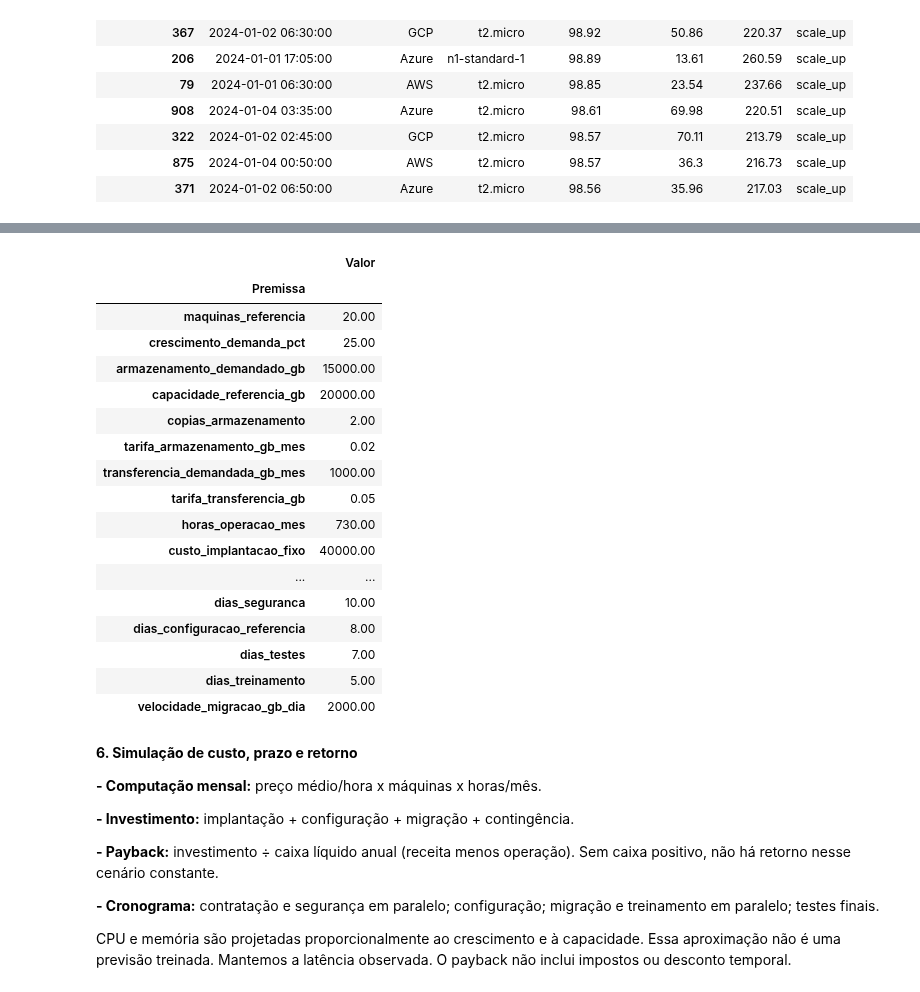
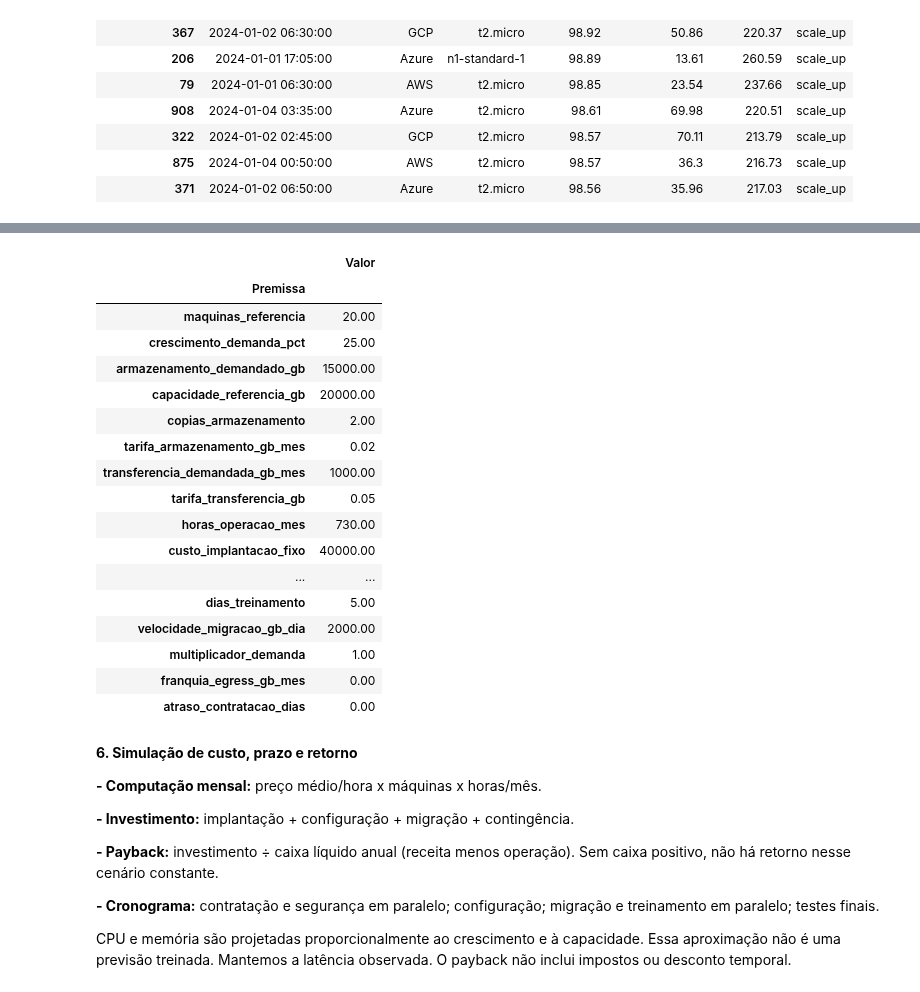
Before and after one commit to magnogomes874/SSD-, a Jupyter notebook: MVP2.ipynb, the cells around one changed output, grey strips where cells are left out. Saved outputs shown, nothing was run; the diff lists cells and outputs as text; code cells hidden in the pictures.

```diff
--- a/MVP2.ipynb
+++ b/MVP2.ipynb
@@ -289,54 +305,46 @@ dias_contratacao = 7 #@param {type:"integer"}
 dias_seguranca = 10 #@param {type:"integer"}
 dias_configuracao_referencia = 8 #@param {type:"integer"}
 dias_testes = 7 #@param {type:"integer"}
 dias_treinamento = 5 #@param {type:"integer"}
 velocidade_migracao_gb_dia = 2000 #@param {type:"number"}
 
 premissas = {k: globals()[k] for k in [
     "maquinas_referencia", "crescimento_demanda_pct", "armazenamento_demandado_gb",
     "capacidade_referencia_gb", "copias_armazenamento", "tarifa_armazenamento_gb_mes",
     "transferencia_demandada_gb_mes", "tarifa_transferencia_gb", "horas_operacao_mes",
     "custo_implantacao_fixo", "custo_configuracao_por_maquina", "custo_migracao_por_gb",
     "contingencia_pct", "custo_equipe_mes", "outros_custos_mes", "receita_incremental_mes",
     "orcamento_inicial", "limite_custo_mensal", "limite_payback_anos", "prazo_desejado_dias",
     "limite_alertas_operacionais_pct", "margem_armazenamento_pct", "dias_planejamento",
     "dias_contratacao", "dias_seguranca", "dias_configuracao_referencia", "dias_testes",
     "dias_treinamento", "velocidade_migracao_gb_dia"]}
-for nome, valor in premissas.items():
-    if not np.isfinite(valor) or valor < 0:
-        raise ValueError(f"Premissa inválida: {nome}. Use um número finito não negativo.")
-for nome in ["maquinas_referencia", "capacidade_referencia_gb", "copias_armazenamento",
-             "horas_operacao_mes", "velocidade_migracao_gb_dia", "orcamento_inicial",
-             "limite_custo_mensal", "prazo_desejado_dias", "limite_payback_anos"]:
-    if premissas[nome] <= 0:
-        raise ValueError(f"{nome} deve ser maior que zero.")
-for nome in ["maquinas_referencia", "copias_armazenamento"]:
-    if premissas[nome] % 1 != 0:
-        raise ValueError(f"{nome} deve ser inteiro.")
-if limite_alertas_operacionais_pct > 100:
-    raise ValueError("O limite percentual de alertas deve estar entre 0 e 100.")
-if not (0 < limite_cpu <= 100 and 0 < limite_memoria <= 100 and limite_latencia_ms > 0):
-    raise ValueError("Revise os limites operacionais da etapa 6.")
-display(pd.Series(premissas, name="Valor").rename_axis("Premissa").to_frame())
+
+# Novas premissas (também disponíveis nos controles do painel)
+multiplicador_demanda = 1.0 #@param {type:"number"}
+franquia_egress_gb_mes = 0 #@param {type:"number"}
+atraso_contratacao_dias = 0 #@param {type:"integer"}
+premissas.update(multiplicador_demanda=multiplicador_demanda,
+    franquia_egress_gb_mes=franquia_egress_gb_mes, atraso_contratacao_dias=atraso_contratacao_dias)
+display(pd.Series(premissas, name='Valor').rename_axis('Premissa').to_frame())
 # %% [output]
 |  | Valor |
 | Premissa |  |
 | maquinas_referencia | 20.00 |
 | crescimento_demanda_pct | 25.00 |
 | armazenamento_demandado_gb | 15000.00 |
 | capacidade_referencia_gb | 20000.00 |
 | copias_armazenamento | 2.00 |
 | tarifa_armazenamento_gb_mes | 0.02 |
 | transferencia_demandada_gb_mes | 1000.00 |
 | tarifa_transferencia_gb | 0.05 |
 | horas_operacao_mes | 730.00 |
 | custo_implantacao_fixo | 40000.00 |
 | ... | ... |
-| dias_seguranca | 10.00 |
-| dias_configuracao_referencia | 8.00 |
-| dias_testes | 7.00 |
 | dias_treinamento | 5.00 |
 | velocidade_migracao_gb_dia | 2000.00 |
+| multiplicador_demanda | 1.00 |
+| franquia_egress_gb_mes | 0.00 |
+| atraso_contratacao_dias | 0.00 |
 # %% [markdown]
 **6. Simulação de custo, prazo e retorno**
 
```
Also changed, not shown: parts of 16 cells of this notebook.
